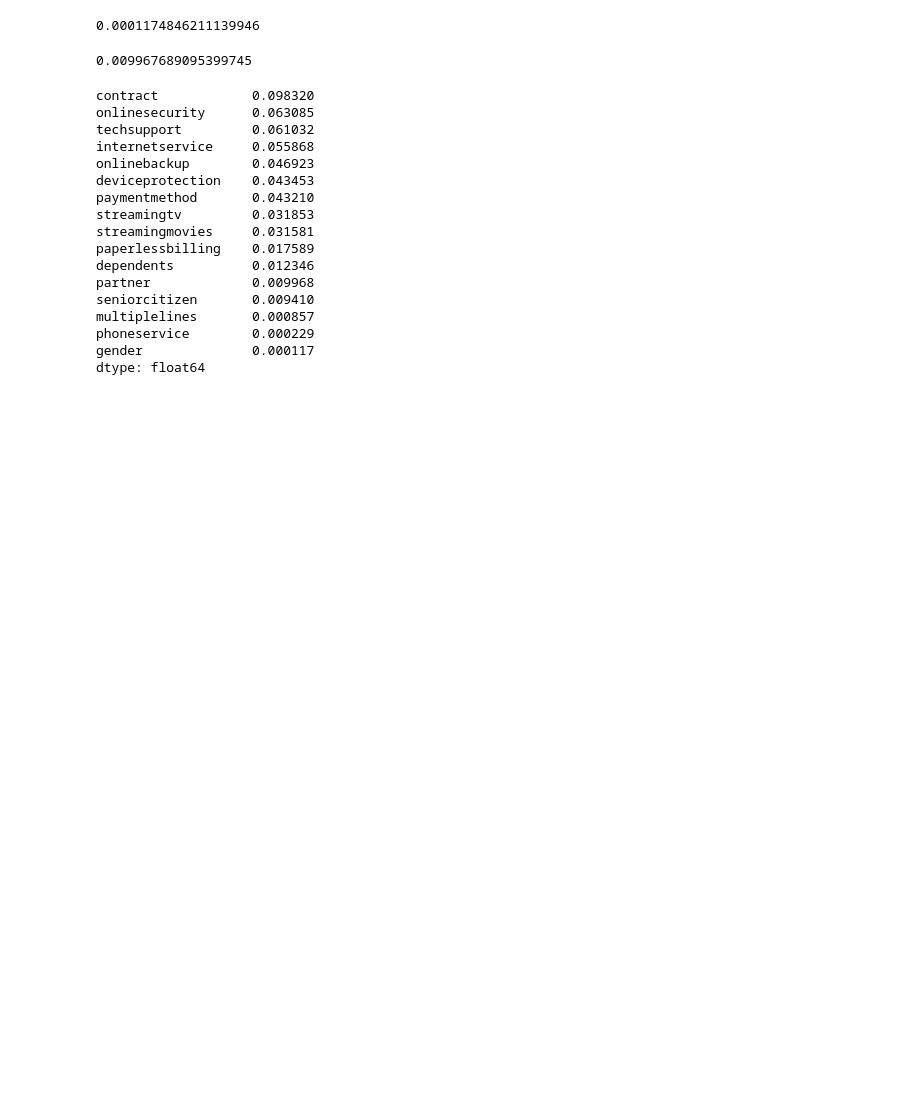
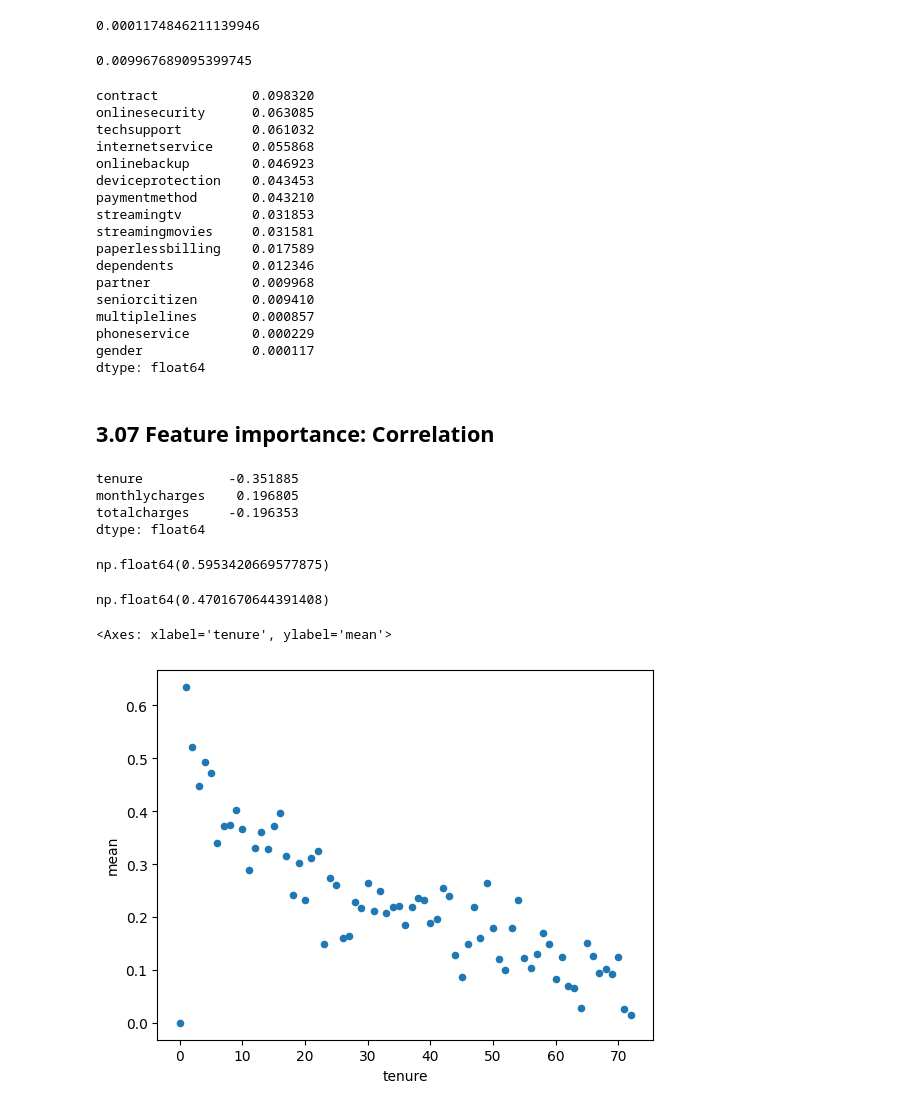
Before and after one commit to AurisNauris/ML-zoomcamp-homework, a Jupyter notebook: 03-classification/03-notebook.ipynb, the cells around one changed output. Saved outputs shown, nothing was run; the diff lists cells and outputs as text; code cells hidden in the pictures; blank space fills up the shorter version.

```diff
--- a/03-classification/03-notebook.ipynb
+++ b/03-classification/03-notebook.ipynb
@@ -287,3 +287,28 @@ multiplelines       0.000857
 phoneservice        0.000229
 gender              0.000117
 dtype: float64
+# %% [markdown]
+## 3.07 Feature importance: Correlation
+# %%
+df_train_val[numerical].corrwith(df_train_val.churn)
+# %% [output]
+tenure           -0.351885
+monthlycharges    0.196805
+totalcharges     -0.196353
+dtype: float64
+# %%
+df_train_val[df_train_val.tenure <= 2].churn.mean()
+# %% [output]
+np.float64(0.5953420669577875)
+# %%
+df_train_val[(df_train_val.tenure > 2) &
+             (df_train_val.tenure < 6)].churn.mean()
+# %% [output]
+np.float64(0.4701670644391408)
+# %%
+df_train_val.groupby("tenure")["churn"].agg(["mean","std"]).reset_index().plot(x='tenure',
+                                                                         y='mean',
+                                                                        kind='scatter')
+# %% [output]
+<Axes: xlabel='tenure', ylabel='mean'>
+[figure, added]
```
Also changed, not shown: 1 other file.
